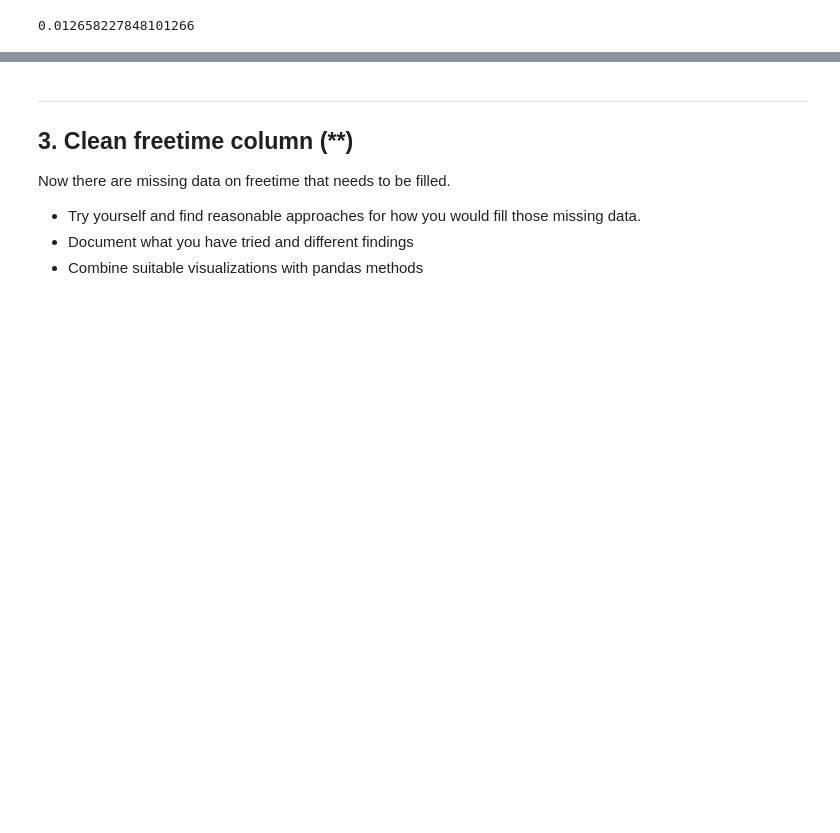
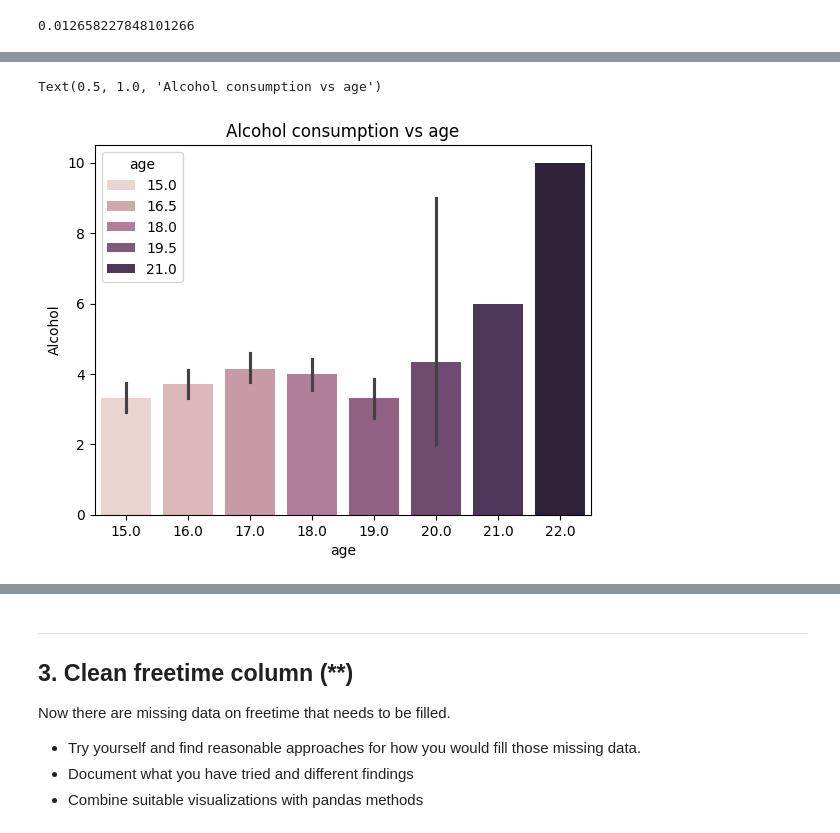
Before and after one commit to joan17920-lab/Databehandling-Joan-Z, a Jupyter notebook: Exercises/E01_missing_aggregation.ipynb, the cells around one changed output, grey strips where cells are left out. Cells and saved outputs as stored; diff of their text form; code cells hidden in the pictures; blank space fills up the shorter version.

```diff
--- a/Exercises/E01_missing_aggregation.ipynb
+++ b/Exercises/E01_missing_aggregation.ipynb
@@ -297,0 +334,4 @@ g)
+# %%
+#f
+data_clean_student["Alcohol"] = data_clean_student[["Dalc","Walc"]].sum(axis=1)
+data_clean_student.head()
@@ -297,0 +346,7 @@ g)
+# %%
+#g
+sns.barplot(data=data_clean_student, x = "age", y = "Alcohol", hue= "age")
+plt.title("Alcohol consumption vs age")
+# %% [output]
+Text(0.5, 1.0, 'Alcohol consumption vs age')
+[figure, added]
```
Also changed, not shown: parts of 8 cells of this notebook.
